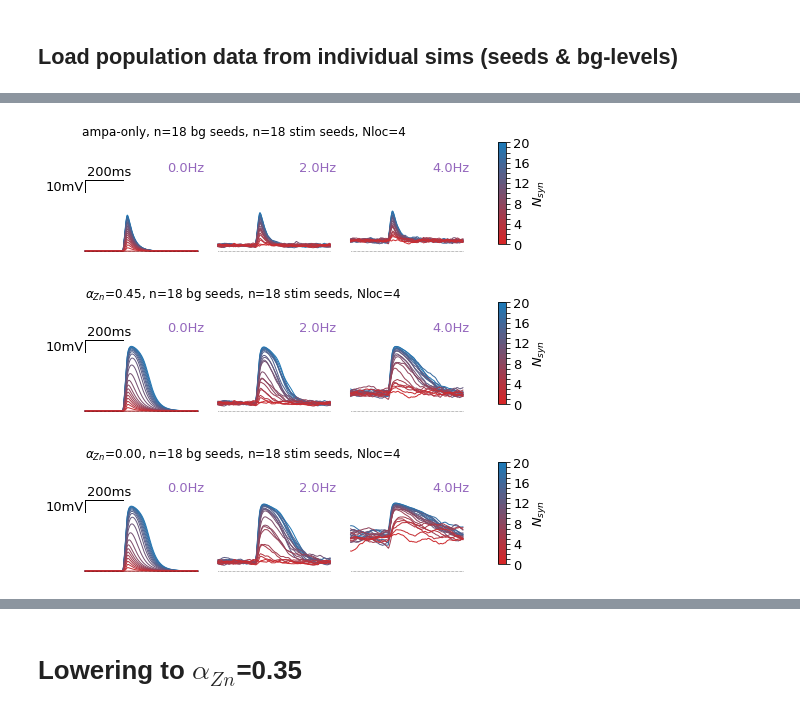
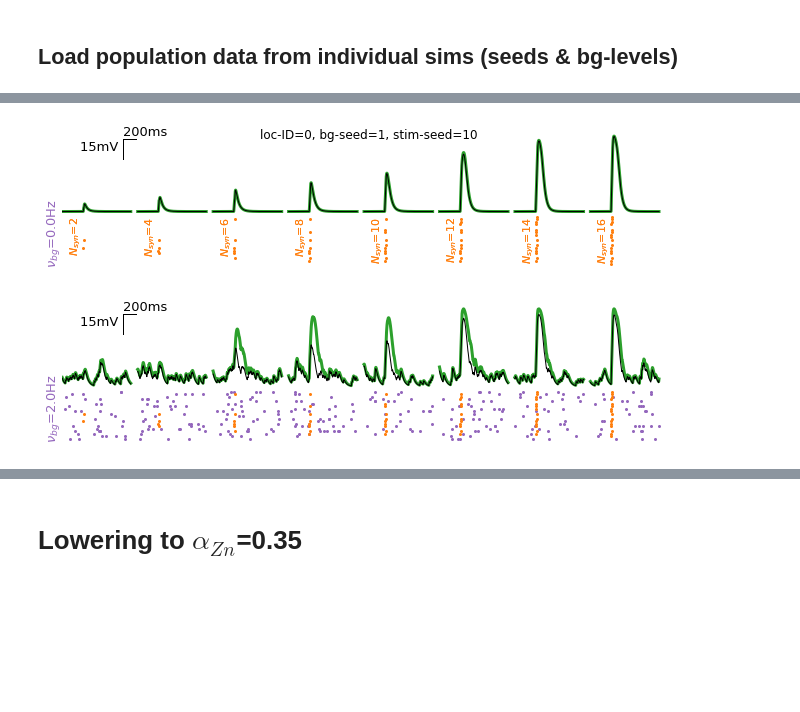
Before and after one commit to yzerlaut/zinc-NMDA-modulation, a Jupyter notebook: Sensitivity_to_Background_Modulation.ipynb, the cells around one changed output, grey strips where cells are left out. Drawn from its saved outputs; the diff is of its cells as text; code cells hidden in the pictures; blank space fills up the shorter version.

```diff
--- a/Sensitivity_to_Background_Modulation.ipynb
+++ b/Sensitivity_to_Background_Modulation.ipynb
@@ -134,3 +181,14 @@ fig = plot_single_sim_data(RESP, bg_level=4., **props)
+# %%
+props= {'NSTIMs':[2, 4, 6, 8, 10, 12, 14, 16],
+        'syn_location':0, 'seed':1, 'stimseed':0, 'VLIM':[-76,-15],
+        'alphaZn':[0., 0.45], 'COLORS':[ge.green, 'k'], 'LWS':[3,1],
+        'with_ampa_only':False,
+        'shift':100, 'view':[-300,700]}
+fig = plot_single_sim_data(RESP, bg_level=0., **props)
+fig = plot_single_sim_data(RESP, bg_level=2., **props)
+# %% [output]
+[figure, added]
+[figure, added]
 # %%
 from analyz.IO.files_manip import get_files_with_given_exts
 from analyz.IO.npz import load_dict
@@ -229,12 +292,3 @@ def show_trial_average_responses(RESP_PER_STIM, resp='',
                   ticks_labels=['%i' % x if i%4==0 else '' for i, x in enumerate(np.unique(RESP_PER_STIM['nstim']))],
                   inset=dict(rect=[.999,.4,.016, .5]),
                   colormap=ge.red_to_blue, label='$N_{syn}$')
-
-props = {'VLIM':[-76,0], 'syn_location':'all'}
-show_trial_average_responses(RESP_PER_STIM, 'ampa-only', **props)
-show_trial_average_responses(RESP_PER_STIM, alphaZn=0.45, **props)
-show_trial_average_responses(RESP_PER_STIM, alphaZn=0., **props)
-# %% [output]
-[figure, removed]
-[figure, removed]
-[figure, removed]
```
Also changed, not shown: parts of 25 cells of this notebook, 3 other files.
